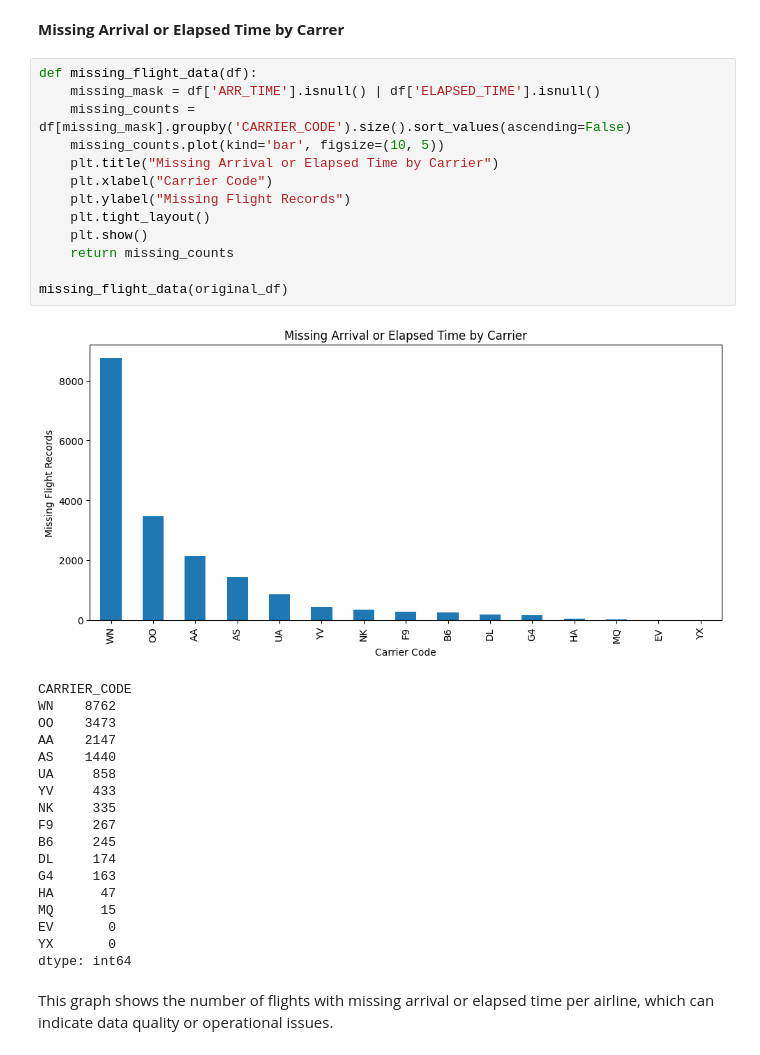
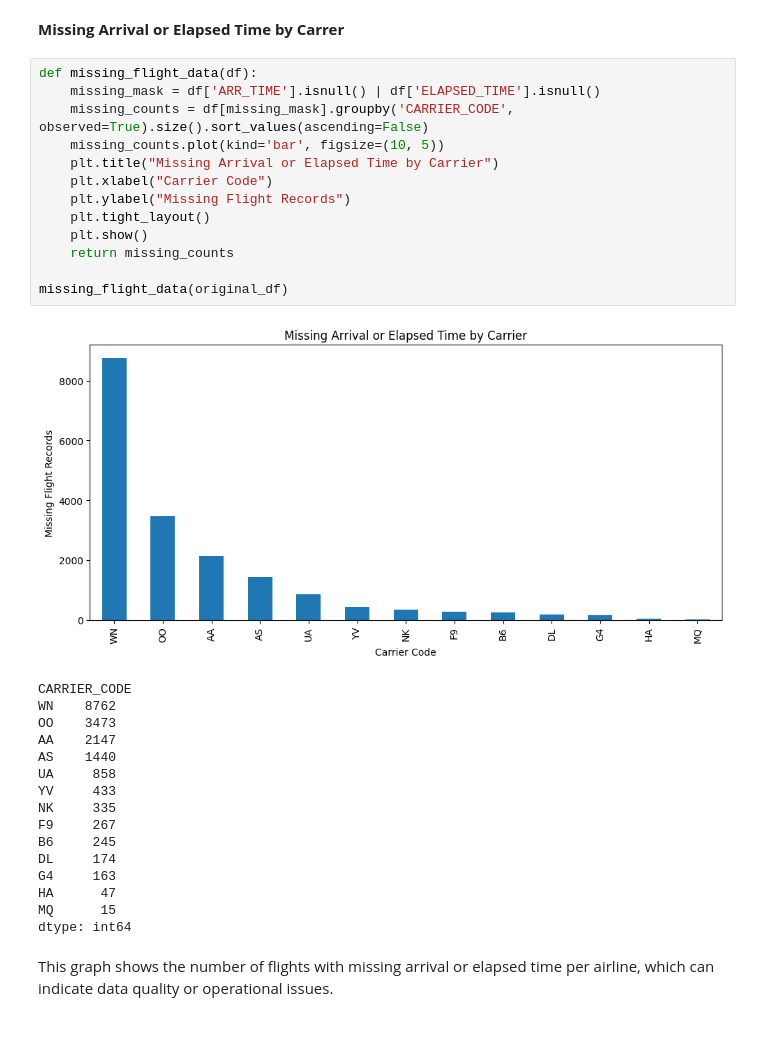
Before and after one commit to GauriRajesh733/DS3000-Practicum1, a Jupyter notebook: DS3000_Practicum1.ipynb, the cells around one changed output. Saved outputs shown, nothing was run; the diff lists cells and outputs as text.

```diff
--- a/DS3000_Practicum1.ipynb
+++ b/DS3000_Practicum1.ipynb
@@ -829,18 +826,18 @@ This graph shows the average arrival and departure delays for each airline, high
 # %%
 def missing_flight_data(df):
     missing_mask = df['ARR_TIME'].isnull() | df['ELAPSED_TIME'].isnull()
-    missing_counts = df[missing_mask].groupby('CARRIER_CODE').size().sort_values(ascending=False)
+    missing_counts = df[missing_mask].groupby('CARRIER_CODE', observed=True).size().sort_values(ascending=False)
     missing_counts.plot(kind='bar', figsize=(10, 5))
     plt.title("Missing Arrival or Elapsed Time by Carrier")
     plt.xlabel("Carrier Code")
     plt.ylabel("Missing Flight Records")
     plt.tight_layout()
     plt.show()
     return missing_counts
 
 missing_flight_data(original_df)
 # %% [output]
-[figure, old version]
+[figure, new version]
 CARRIER_CODE
 WN    8762
 OO    3473
@@ -855,8 +852,6 @@ DL     174
 G4     163
 HA      47
 MQ      15
-EV       0
-YX       0
 dtype: int64
 # %% [markdown]
 This graph shows the number of flights with missing arrival or elapsed time per airline, which can indicate data quality or operational issues.
```
Also changed, not shown: parts of 23 cells of this notebook.
